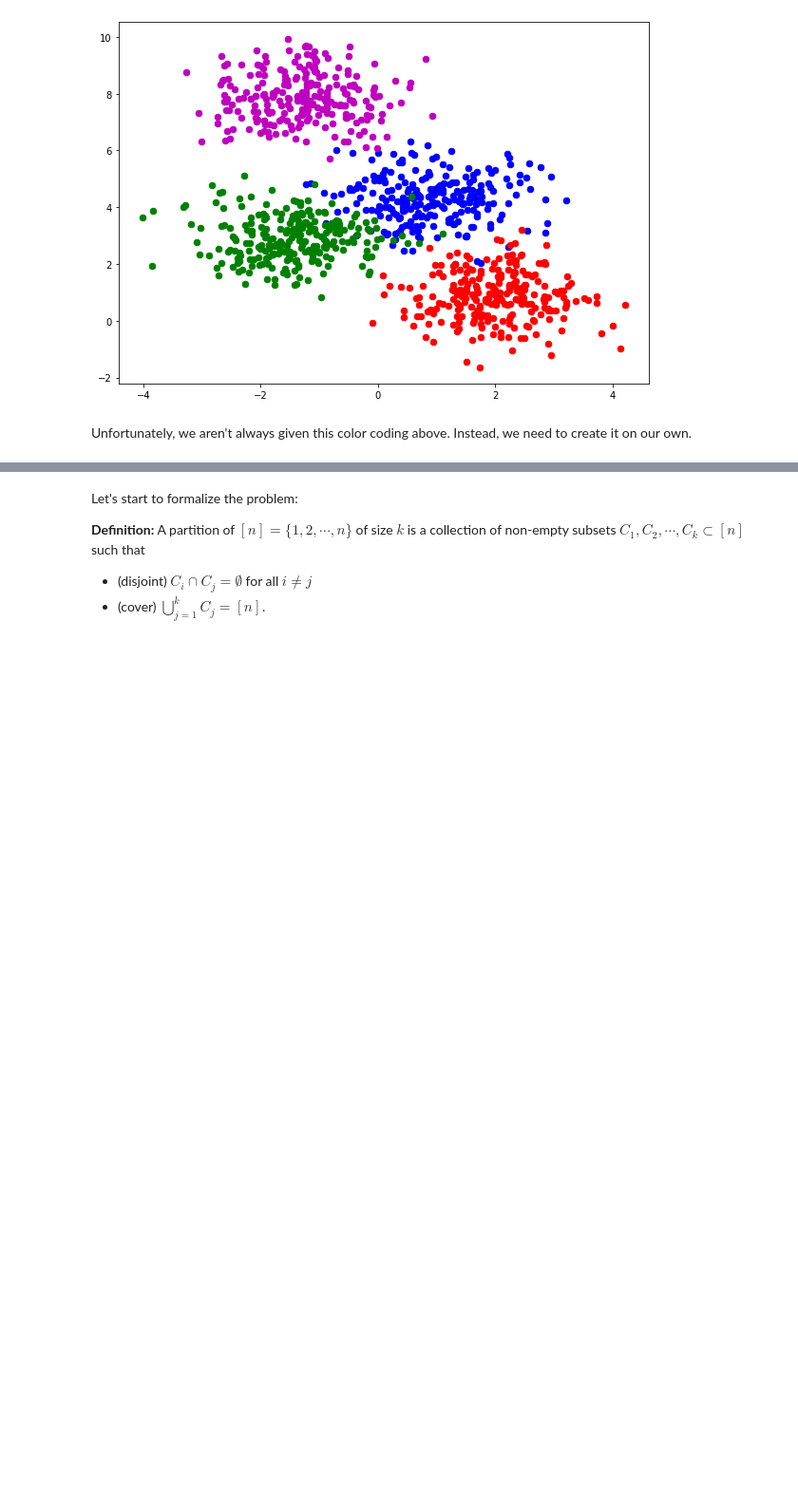
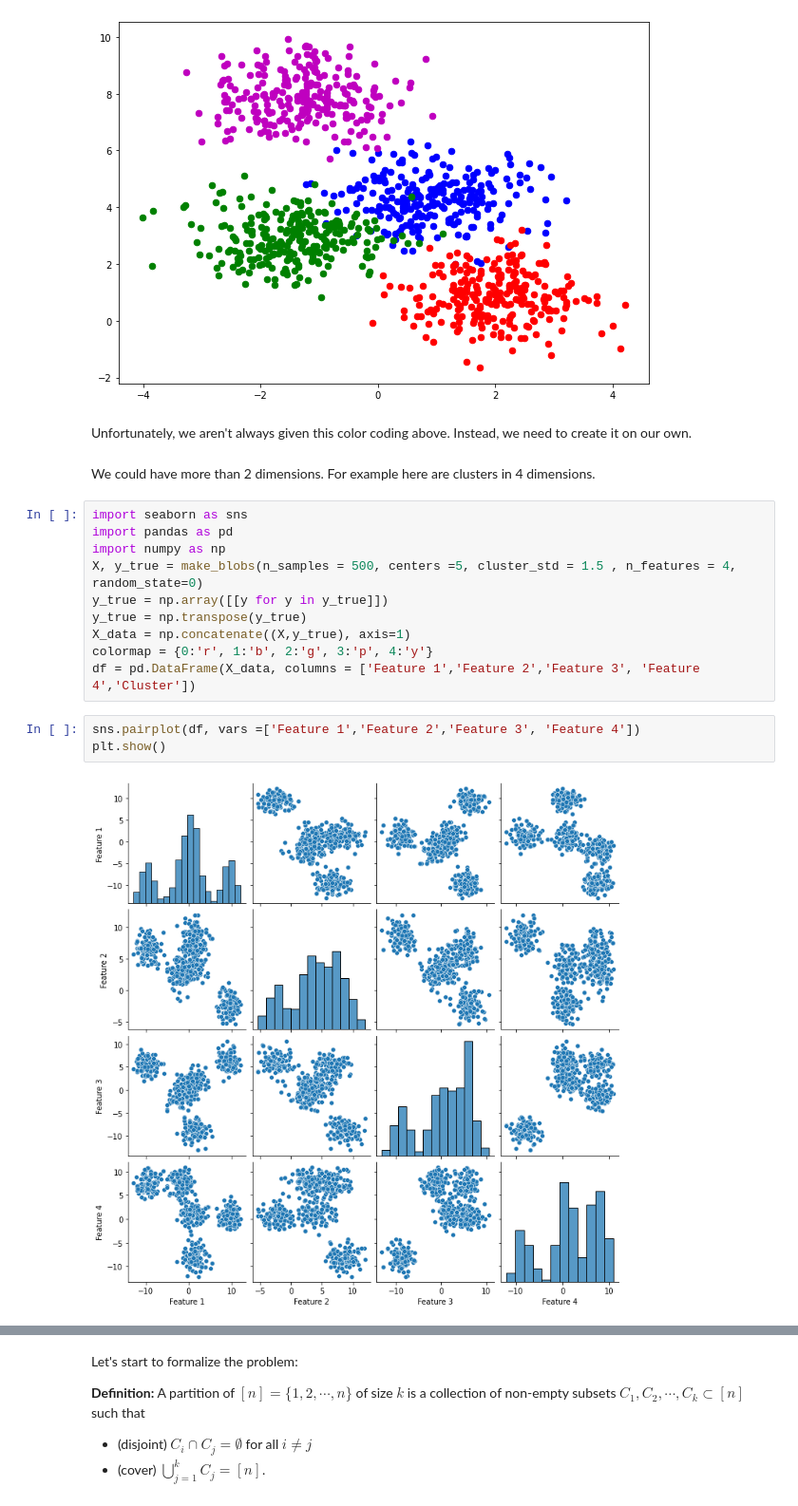
Before and after one commit to djclancy/Math535_Fall23, a Jupyter notebook: Chapter1/Week 1.ipynb, the cells around one changed output, grey strips where cells are left out. Shown at 95% size. Saved outputs shown, nothing was run; the diff lists cells and outputs as text; blank space fills up the shorter version.

```diff
--- a/Chapter1/Week 1.ipynb
+++ b/Chapter1/Week 1.ipynb
@@ -31,3 +31,20 @@ for k, col in enumerate(colors):
 [figure]
 # %% [markdown]
 Unfortunately, we aren't always given this color coding above. Instead, we need to create it on our own.
+# %% [markdown]
+We could have more than 2 dimensions. For example here are clusters in 4 dimensions.
+# %%
+import seaborn as sns
+import pandas as pd
+import numpy as np
+X, y_true = make_blobs(n_samples = 500, centers =5, cluster_std = 1.5 , n_features = 4, random_state=0)
+y_true = np.array([[y for y in y_true]])
+y_true = np.transpose(y_true)
+X_data = np.concatenate((X,y_true), axis=1)
+colormap = {0:'r', 1:'b', 2:'g', 3:'p', 4:'y'}
+df = pd.DataFrame(X_data, columns = ['Feature 1','Feature 2','Feature 3', 'Feature 4','Cluster'])
+# %%
+sns.pairplot(df, vars =['Feature 1','Feature 2','Feature 3', 'Feature 4'])
+plt.show()
+# %% [output]
+[figure, added]
```
Also changed, not shown: parts of 2 cells of this notebook.
